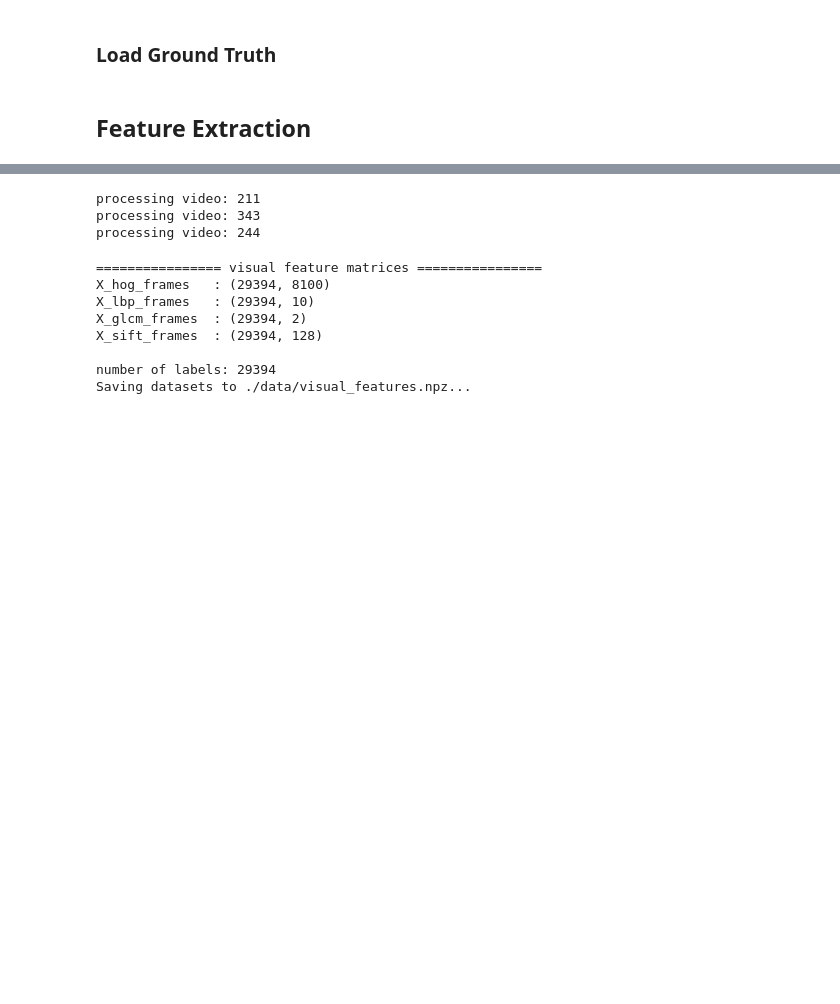
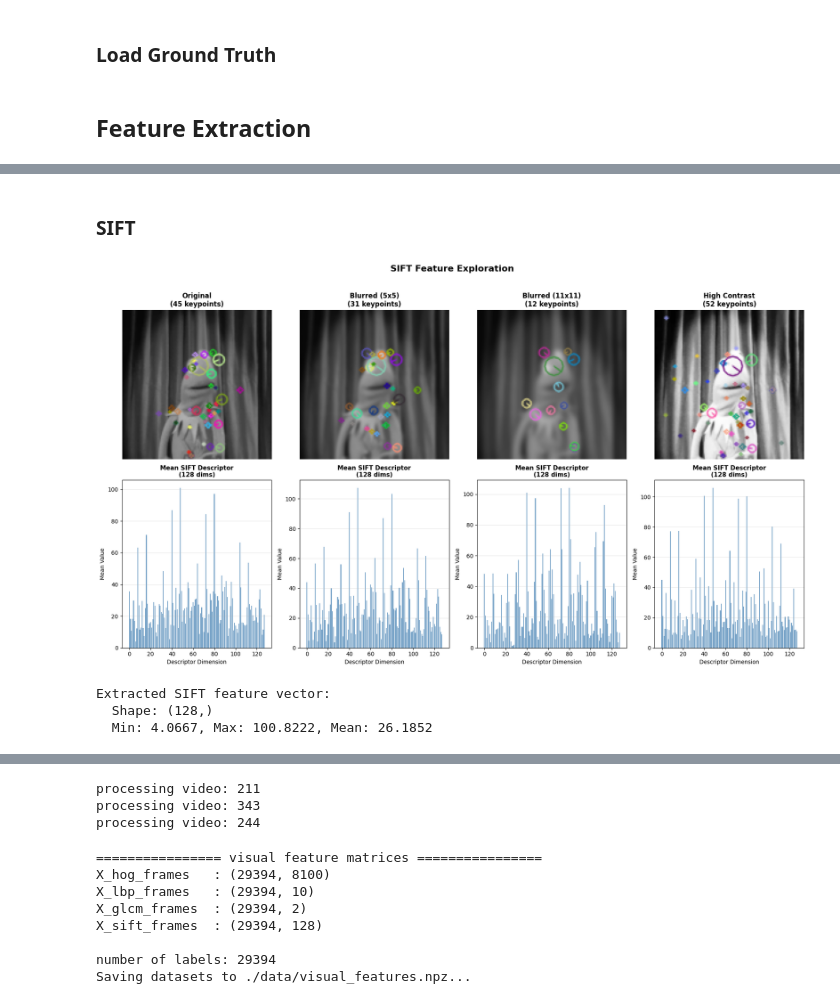
Before and after one commit to venetagrigorova/muppet-visual-audio-analysis, a Jupyter notebook: 1_video.ipynb, the cells around one changed output, grey strips where cells are left out. Drawn from its saved outputs; the diff is of its cells as text; code cells hidden in the pictures; blank space fills up the shorter version.

```diff
--- a/1_video.ipynb
+++ b/1_video.ipynb
@@ -133,0 +312,57 @@ def extract_sift_frame(gray_frame):
+# %% [markdown]
+### SIFT
+# %%
+sift = cv2.SIFT_create()
+
+# Different images to show SIFT behavior
+preprocessing_methods = [
+    ('Original', gray_resized),
+    ('Blurred (5x5)', cv2.GaussianBlur(gray_resized, (5, 5), 0)),
+    ('Blurred (11x11)', cv2.GaussianBlur(gray_resized, (11, 11), 0)),
+    ('High Contrast', cv2.equalizeHist(gray_resized)),
+]
+
+fig, axes = plt.subplots(2, 4, figsize=(18, 10))
+
+for idx, (name, img) in enumerate(preprocessing_methods):
+    # Detect keypoints and compute descriptors
+    keypoints, descriptors = sift.detectAndCompute(img, None)
+
+    # Draw keypoints on image
+    img_with_kp = cv2.drawKeypoints(img, keypoints, None,
+                                     flags=cv2.DRAW_MATCHES_FLAGS_DRAW_RICH_KEYPOINTS)
+
+    # Top row: Image with keypoints
+    axes[0, idx].imshow(img_with_kp)
+    axes[0, idx].set_title(f'{name}\n({len(keypoints)} keypoints)', fontsize=12, fontweight='bold')
+    axes[0, idx].axis('off')
+
+    # Bottom row: Descriptor statistics
+    ax_hist = axes[1, idx]
+    if descriptors is not None and len(descriptors) > 0:
+        # Show distribution of mean descriptor values
+        mean_desc = descriptors.mean(axis=0)
+        ax_hist.bar(range(len(mean_desc)), mean_desc, color='steelblue', alpha=0.7)
+        ax_hist.set_xlabel('Descriptor Dimension', fontsize=10)
+        ax_hist.set_ylabel('Mean Value', fontsize=10)
+        ax_hist.set_title(f'Mean SIFT Descriptor\n(128 dims)', fontsize=11, fontweight='bold')
+        ax_hist.grid(axis='y', alpha=0.3)
+    else:
+        ax_hist.text(0.5, 0.5, 'No keypoints\ndetected', ha='center', va='center', fontsize=12)
+        ax_hist.set_title('No Descriptors', fontsize=11, fontweight='bold')
+        ax_hist.axis('off')
+
+plt.suptitle('SIFT Feature Exploration', fontsize=16, fontweight='bold', y=1.02)
+plt.tight_layout()
+plt.show()
+
+# Print feature vector info
+print(f"\nExtracted SIFT feature vector:")
+sift_default = extract_sift_frame(gray_resized)
+print(f"  Shape: {sift_default.shape}")
+print(f"  Min: {sift_default.min():.4f}, Max: {sift_default.max():.4f}, Mean: {sift_default.mean():.4f}")
+# %% [output]
+[figure, added]
+Extracted SIFT feature vector:
+  Shape: (128,)
+  Min: 4.0667, Max: 100.8222, Mean: 26.1852
```
Also changed, not shown: parts of 23 cells of this notebook.
